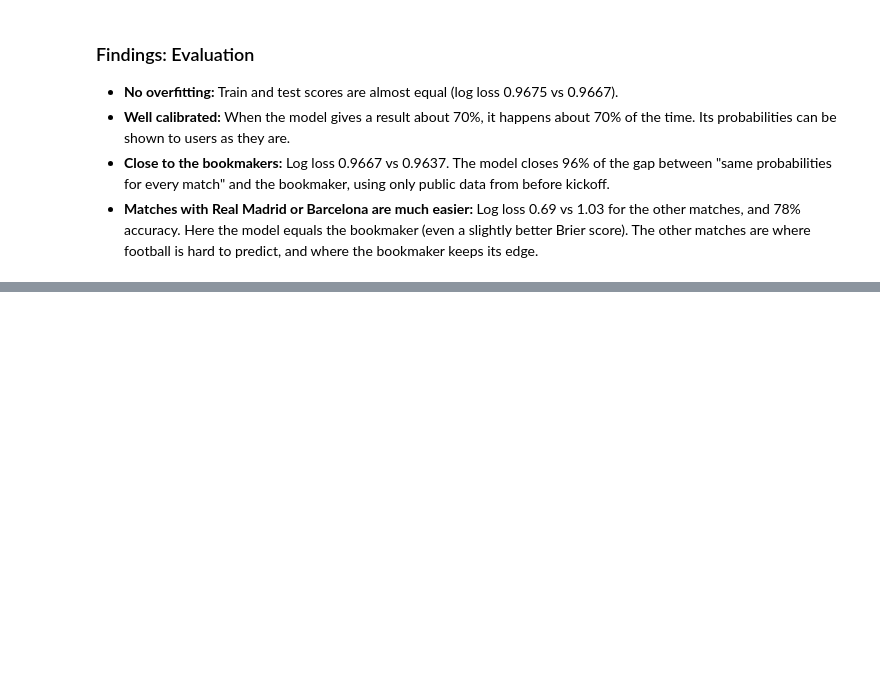
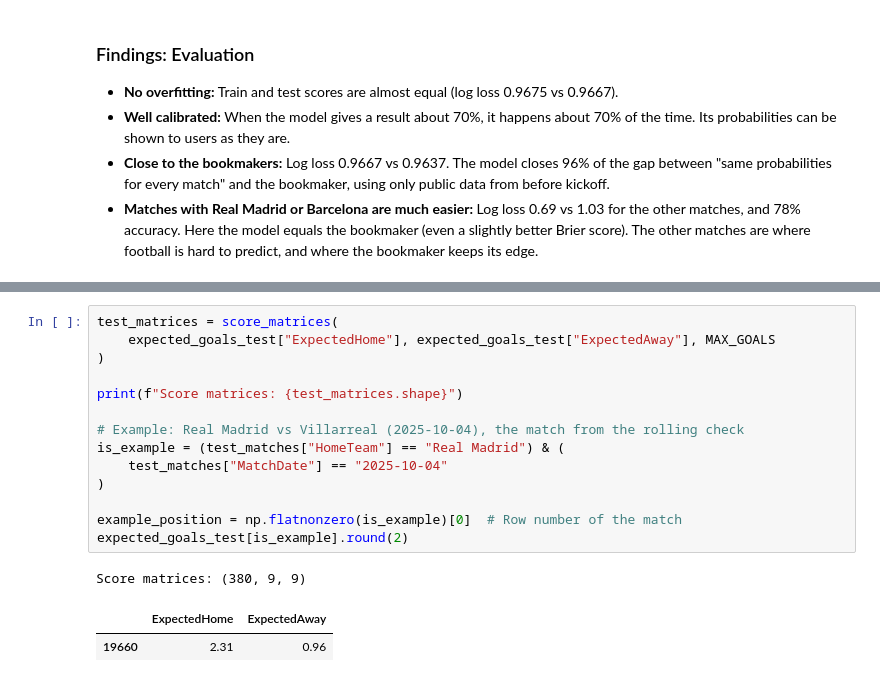
Before and after one commit to idoberk/laliga-match-prediction, a Jupyter notebook: notebooks/laliga_match_prediction.ipynb, the cells around one changed output, grey strips where cells are left out. Drawn from its saved outputs; the diff is of its cells as text; blank space fills up the shorter version.

```diff
--- a/notebooks/laliga_match_prediction.ipynb
+++ b/notebooks/laliga_match_prediction.ipynb
@@ -1822,0 +1863,18 @@ Matches with Real Madrid or Barcelona: 74
+# %%
+test_matrices = score_matrices(
+    expected_goals_test["ExpectedHome"], expected_goals_test["ExpectedAway"], MAX_GOALS
+)
+
+print(f"Score matrices: {test_matrices.shape}")
+
+# Example: Real Madrid vs Villarreal (2025-10-04), the match from the rolling check
+is_example = (test_matches["HomeTeam"] == "Real Madrid") & (
+    test_matches["MatchDate"] == "2025-10-04"
+)
+
+example_position = np.flatnonzero(is_example)[0]  # Row number of the match
+expected_goals_test[is_example].round(2)
+# %% [output]
+Score matrices: (380, 9, 9)
+|  | ExpectedHome | ExpectedAway |
+| 19660 | 2.31 | 0.96 |
```
Also changed, not shown: parts of 8 cells of this notebook, 2 other files.
